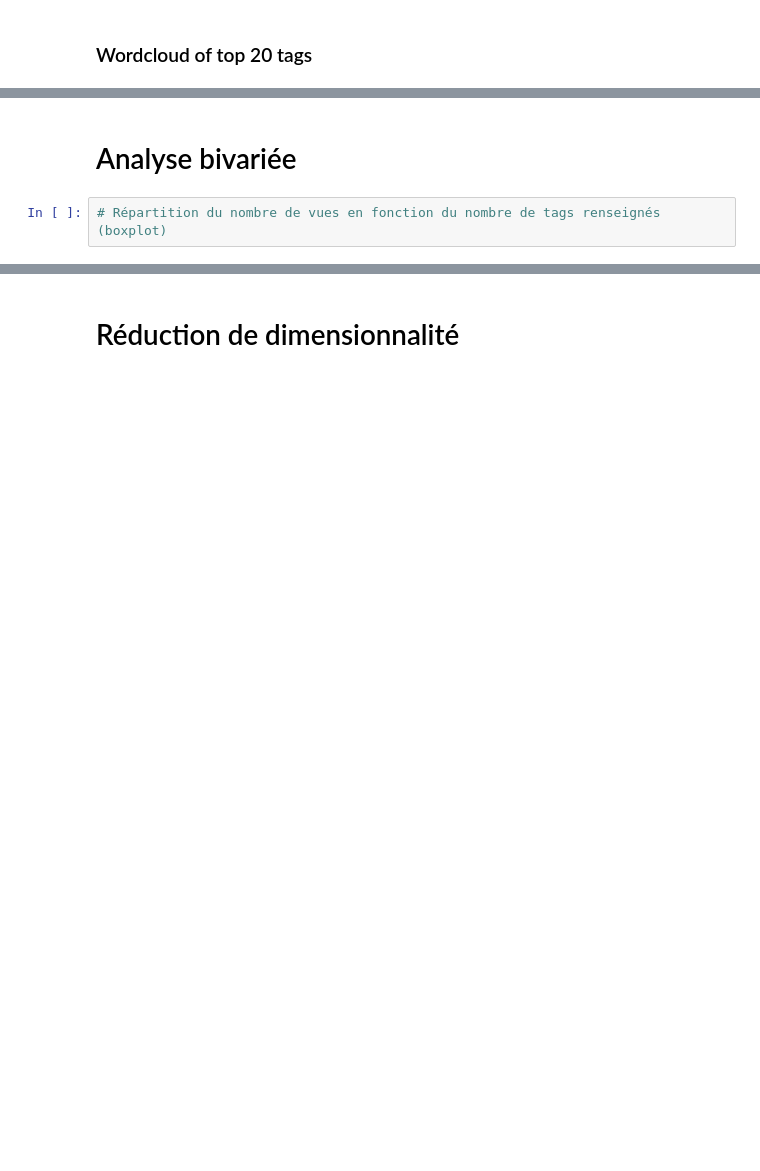
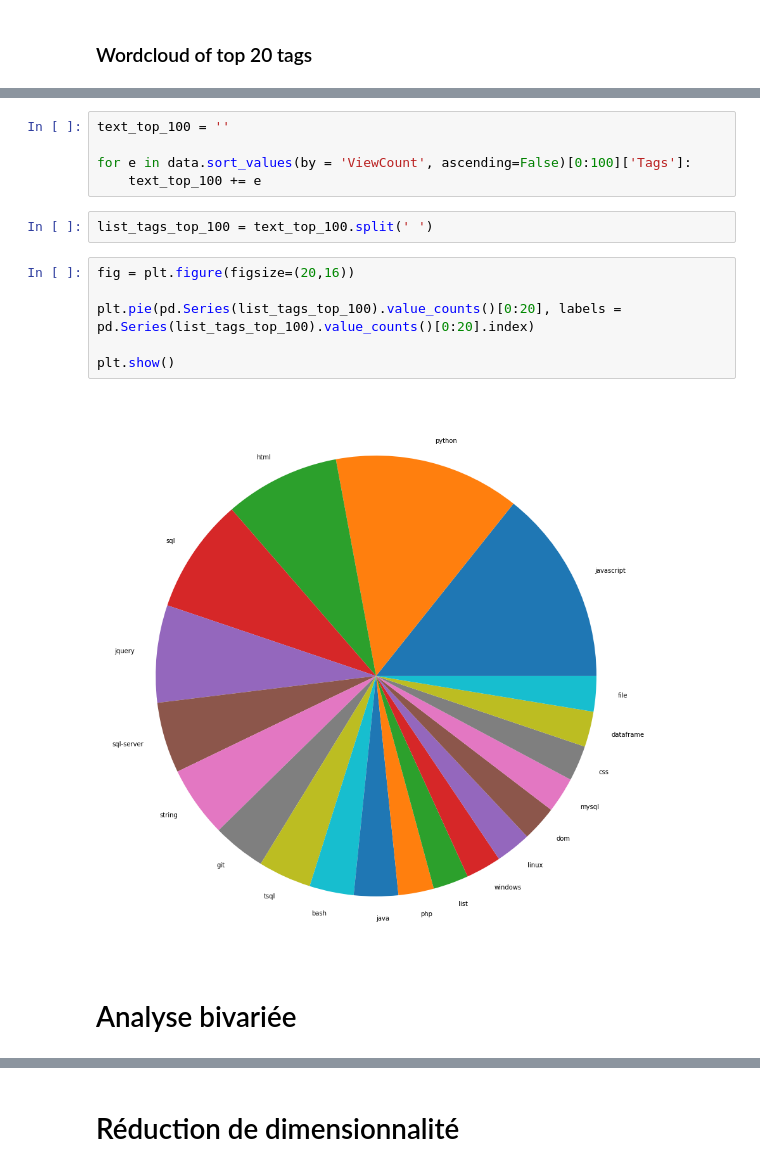
Before and after one commit to leo8/Pnlp, a Jupyter notebook: P5_01_exploration.ipynb, the cells around one changed output, grey strips where cells are left out. Saved outputs shown, nothing was run; the diff lists cells and outputs as text; blank space fills up the shorter version.

```diff
--- a/P5_01_exploration.ipynb
+++ b/P5_01_exploration.ipynb
@@ -223,4 +241,17 @@ plt.show()
+# %%
+text_top_100 = ''
+
+for e in data.sort_values(by = 'ViewCount', ascending=False)[0:100]['Tags']:
+    text_top_100 += e
+# %%
+list_tags_top_100 = text_top_100.split(' ')
+# %%
+fig = plt.figure(figsize=(20,16))
+
+plt.pie(pd.Series(list_tags_top_100).value_counts()[0:20], labels = pd.Series(list_tags_top_100).value_counts()[0:20].index)
+
+plt.show()
+# %% [output]
+[figure, added]
 # %% [markdown]
 # Analyse bivariée
-# %%
-# Répartition du nombre de vues en fonction du nombre de tags renseignés (boxplot)
```
Also changed, not shown: parts of 18 cells of this notebook, 1 other file.
